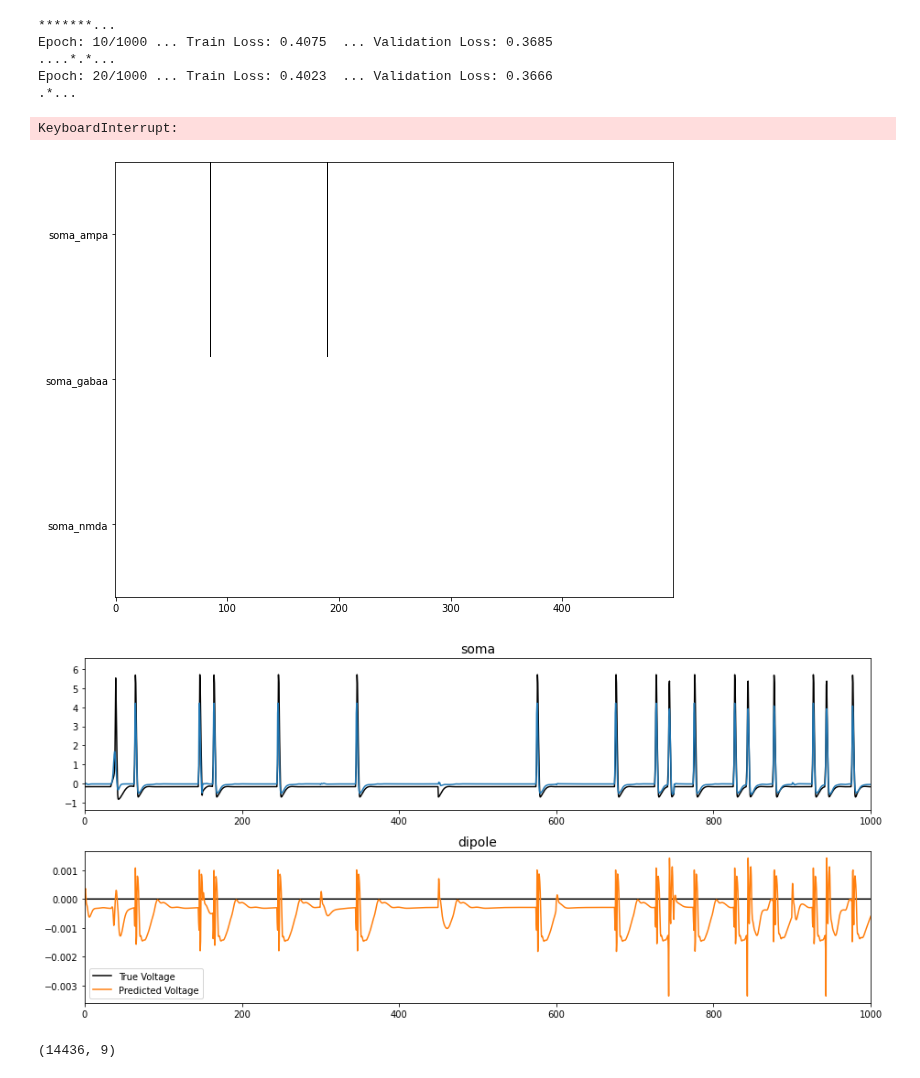
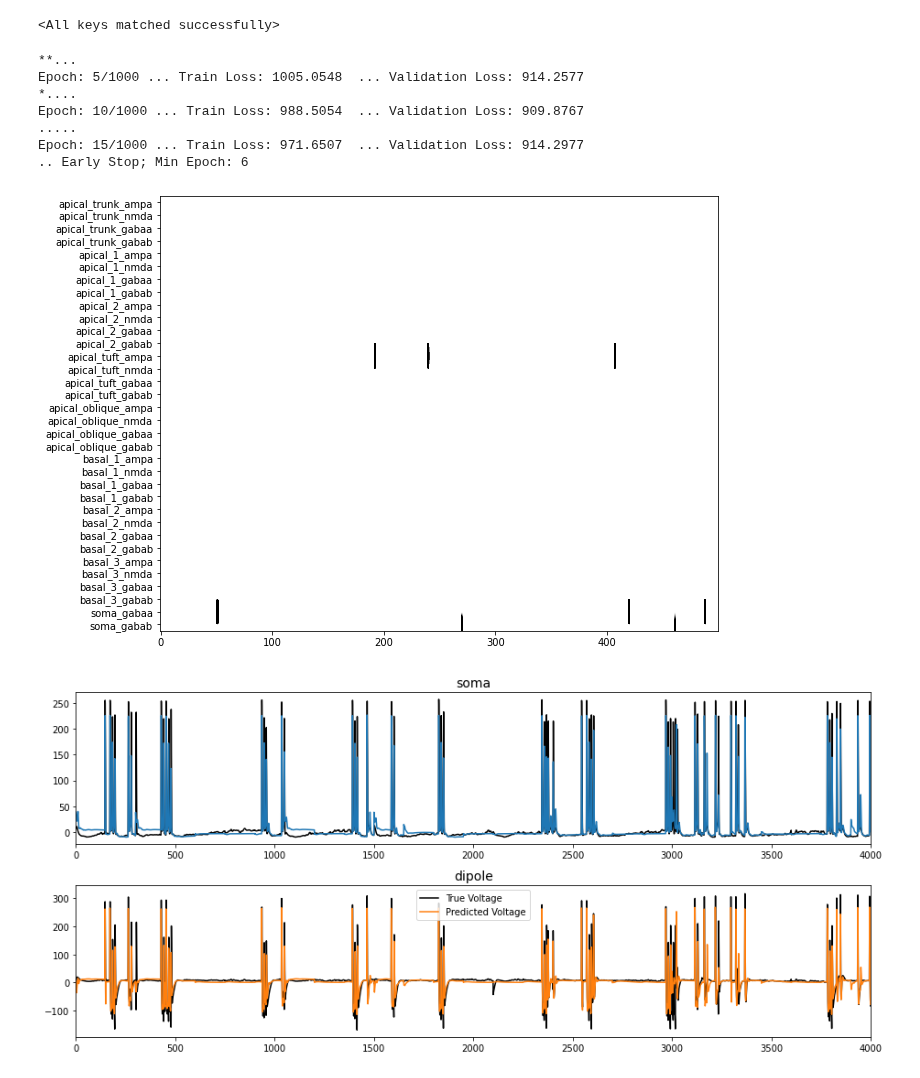
Before and after one commit to ntolley/bayesian_surrogates, a Jupyter notebook: single_cell_noise.ipynb, the cells around one changed output. Cells and saved outputs as stored; diff of their text form; code cells hidden in the pictures.

Commit message:
Decently trained L5 pyr?

```diff
--- a/single_cell_noise.ipynb
+++ b/single_cell_noise.ipynb
@@ -19,3 +21,20 @@ import dill
 device = torch.device("cuda:0")
 num_cores = multiprocessing.cpu_count()
 torch.backends.cudnn.enabled = True
+# %%
+# suffix = 'subthreshold'
+# suffix = 'suprathreshold'
+suffix = 'connected'
+
+
+dipole_array = np.array([np.load(f'datasets_{suffix}/dipole_data/dipole_{sample_idx}.npy') for sample_idx in range(100)])
+# %%
+dt = 0.5
+fs = 1000 / dt
+freqs, powers = compute_spectrum(dipole_array, fs, method='welch', avg_type='median')
+freqs, powers = trim_spectrum(freqs, powers, [0, 100])
+
+freq_mask = (freqs > 0) & (freqs < 30)
+mask_power = powers[:, freq_mask].sum(axis=1)
+mask_ratio = mask_power / powers.sum(axis=1)
+sim_mask = np.where(mask_ratio > 0.0)[0]
@@ -22,12 +44,17 @@ torch.backends.cudnn.enabled = True
+# %%
+num_sims = len(sim_mask)
+num_train = int(num_sims * 0.8)
+num_validation = num_sims - num_train
 # %%
 dataset_cell_type = 'L5_pyramidal'
 # dataset_cell_type = 'L2_basket'
 
-training_indices = list(range(10))
-validation_indices = list(range(10, 20))
+
+training_indices = sim_mask[0:num_train]
+validation_indices = sim_mask[num_train:]
 
 # training_indices = [0,1,3,4,5,7,9,10]
 # validation_indices = [13,16,17,18,19]
 
-training_set = torch.utils.data.ConcatDataset([torch.load(f'datasets/training_data/{dataset_cell_type}_dataset_{idx}.pt') for idx in training_indices])
-validation_set = torch.utils.data.ConcatDataset([torch.load(f'datasets/training_data/{dataset_cell_type}_dataset_{idx}.pt') for idx in validation_indices])
+training_set = torch.utils.data.ConcatDataset([torch.load(f'datasets_{suffix}/training_data/{dataset_cell_type}_dataset_{idx}.pt') for idx in training_indices])
+validation_set = torch.utils.data.ConcatDataset([torch.load(f'datasets_{suffix}/training_data/{dataset_cell_type}_dataset_{idx}.pt') for idx in validation_indices])
@@ -223,22 +251,26 @@ class model_lstm(nn.Module):
         return G
 # %%
 model = model_lstm(input_size=input_size, output_size=output_size, device=device).to(device)
+# model.load_state_dict(torch.load('subthreshold_models/L5_pyramidal_subthreshold_model.pt'))
+model.load_state_dict(torch.load('suprathreshold_models/L5_pyramidal_suprathreshold_model.pt'))
+# %% [output]
+<All keys matched successfully>
 # %%
-lr = 1e-3
-weight_decay = 1e-4
+lr = 0.01
+weight_decay = 0.0
 max_epochs = 1000
 criterion = nn.MSELoss()
 # criterion = nn.HuberLoss()
 optimizer = torch.optim.Adam(model.parameters(), lr=lr, weight_decay=weight_decay)
 
-
 #Train model
-loss_dict = train_validate_model(model, optimizer, criterion, max_epochs, training_generator, validation_generator, device, 10, 10)
+loss_dict = train_validate_model(model, optimizer, criterion, max_epochs, training_generator, validation_generator, device, 5, 10)
 # %% [output]
-*******...
-Epoch: 10/1000 ... Train Loss: 0.4075  ... Validation Loss: 0.3685
-....*.*...
-Epoch: 20/1000 ... Train Loss: 0.4023  ... Validation Loss: 0.3666
-.*...
+**...
+Epoch: 5/1000 ... Train Loss: 1005.0548  ... Validation Loss: 914.2577
+*....
+Epoch: 10/1000 ... Train Loss: 988.5054  ... Validation Loss: 909.8767
+.....
+Epoch: 15/1000 ... Train Loss: 971.6507  ... Validation Loss: 914.2977
+.. Early Stop; Min Epoch: 6
-KeyboardInterrupt:
 # %%
@@ -249,10 +281,10 @@ isec_names = training_set.datasets[0].isec_names
 # %%
 plt.figure(figsize=(10,8))
 
-plt.imshow(validation_set.datasets[0][:][0][0, :, :].detach().cpu().numpy().T, aspect='auto', cmap='gray_r', vmin=0, vmax=0.0001)
+plt.imshow(validation_set.datasets[4][:][0][0, :, :].detach().cpu().numpy().T, aspect='auto', cmap='gray_r', vmin=0, vmax=0.0001)
 _ = plt.yticks(ticks=list(range(len(isec_names))), labels=isec_names)
 # %% [output]
-[figure, old version]
+[figure, new version]
 # %%
 # test_pred = utils.evaluate_model(model, validation_generator, device)
 # test_pred = test_pred.squeeze()
@@ -286,14 +318,10 @@ for idx in range(output_size):
     plt.plot(tvec, val_plot_data[:,idx], color='k', label='True Voltage')
     # plt.plot(test_pred, color=f'C{idx}', label='Predicted Voltage')
     plt.plot(tvec, test_plot_data[:,idx], color=f'C{idx}', label='Predicted Voltage')
-    plt.xlim(0,1000)
+    plt.xlim(0,4000)
     plt.title(vsec_names[idx], fontsize=14)
     # plt.ylim(-0.5,1.8)
 plt.legend()
 plt.tight_layout()
 # %% [output]
-[figure, old version]
+[figure, new version]
-# %%
-np.concatenate(test_pred, axis=0).shape
-# %% [output]
-(14436, 9)
```
Also changed, not shown: parts of 8 cells of this notebook, 8 other files.
